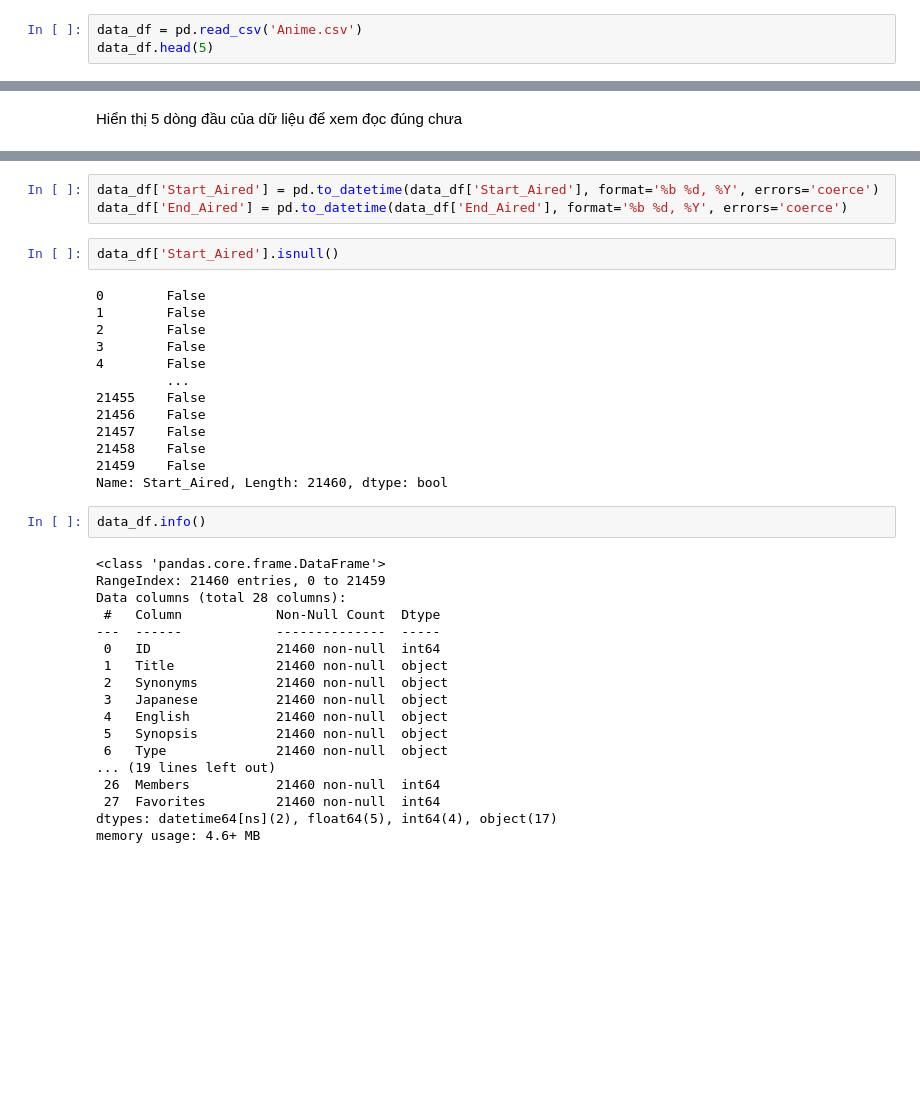
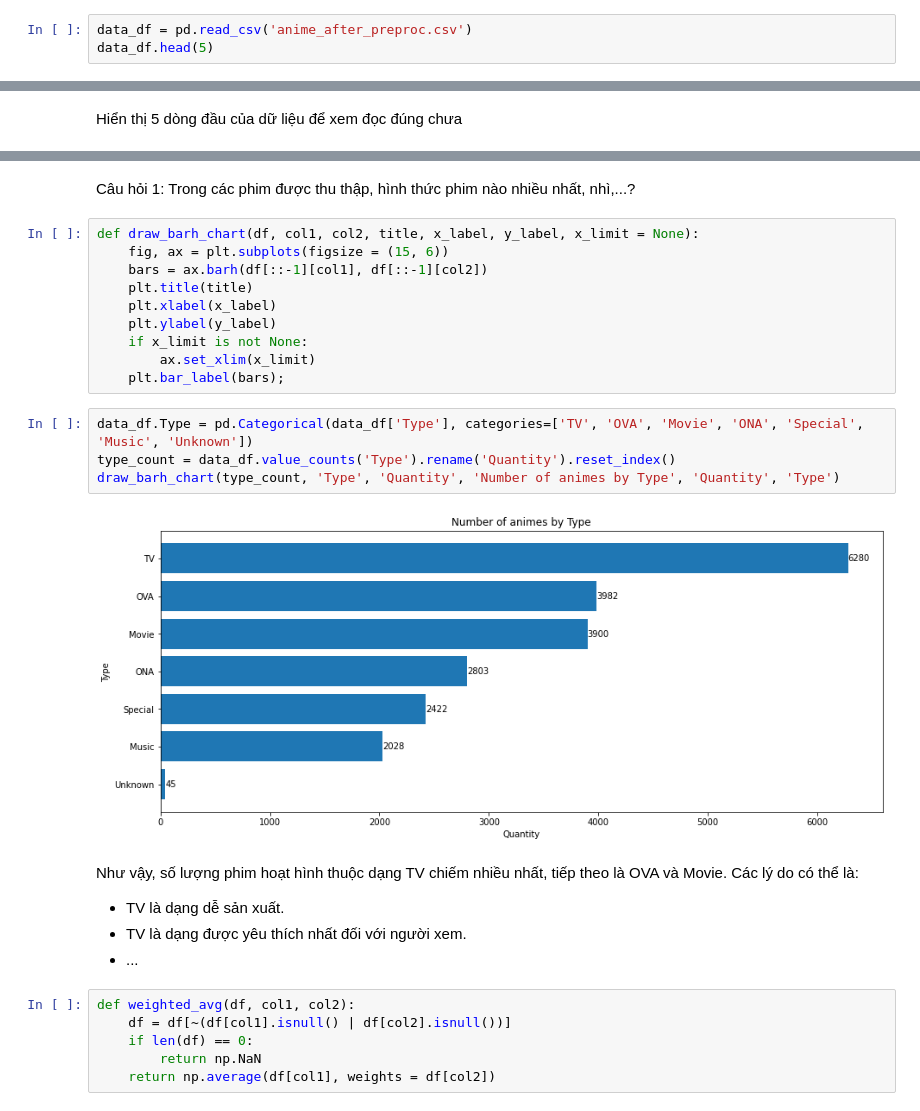
Before and after one commit to HuyHCMUS/DoAn_TH_LTKHDL, a Jupyter notebook: Tuyet_cau_hoi.ipynb, the cells around one changed output, grey strips where cells are left out. Saved outputs shown, nothing was run; the diff lists cells and outputs as text; blank space fills up the shorter version.

Commit message:
Đặt câu hỏi về Type anime + Visualization

```diff
--- a/Tuyet_cau_hoi.ipynb
+++ b/Tuyet_cau_hoi.ipynb
@@ -12,7 +13,7 @@ import numpy as np
 # %% [markdown]
 Dữ liệu của chúng ta được lưu trong file 'Anime.csv'. Chúng ta sẽ đọc dữ liệu và lưu vào DataFrame `data_df`
 # %%
-data_df = pd.read_csv('Anime.csv')
+data_df = pd.read_csv('anime_after_preproc.csv')
 data_df.head(5)
 # %% [output]
 |  | ID | Title | Synonyms | Japanese | English | Synopsis | Type | Episodes | Status | Start_Aired | ... |
@@ -49,38 +28,29 @@ memory usage: 4.6+ MB
-# %%
-data_df['Start_Aired'] = pd.to_datetime(data_df['Start_Aired'], format='%b %d, %Y', errors='coerce')
-data_df['End_Aired'] = pd.to_datetime(data_df['End_Aired'], format='%b %d, %Y', errors='coerce')
-# %%
-data_df['Start_Aired'].isnull()
-# %% [output]
-0        False
-1        False
-2        False
-3        False
-4        False
-         ...
-21455    False
-21456    False
-21457    False
-21458    False
-21459    False
-Name: Start_Aired, Length: 21460, dtype: bool
-# %%
-data_df.info()
-# %% [output]
-<class 'pandas.core.frame.DataFrame'>
-RangeIndex: 21460 entries, 0 to 21459
-Data columns (total 28 columns):
- #   Column            Non-Null Count  Dtype
----  ------            --------------  -----
- 0   ID                21460 non-null  int64
- 1   Title             21460 non-null  object
- 2   Synonyms          21460 non-null  object
- 3   Japanese          21460 non-null  object
- 4   English           21460 non-null  object
- 5   Synopsis          21460 non-null  object
- 6   Type              21460 non-null  object
-... (19 lines left out)
- 26  Members           21460 non-null  int64
- 27  Favorites         21460 non-null  int64
-dtypes: datetime64[ns](2), float64(5), int64(4), object(17)
-memory usage: 4.6+ MB
+# %% [markdown]
+Câu hỏi 1: Trong các phim được thu thập, hình thức phim nào nhiều nhất, nhì,...?
+# %%
+def draw_barh_chart(df, col1, col2, title, x_label, y_label, x_limit = None):
+    fig, ax = plt.subplots(figsize = (15, 6))
+    bars = ax.barh(df[::-1][col1], df[::-1][col2])
+    plt.title(title)
+    plt.xlabel(x_label)
+    plt.ylabel(y_label)
+    if x_limit is not None:
+        ax.set_xlim(x_limit)
+    plt.bar_label(bars);
+# %%
+data_df.Type = pd.Categorical(data_df['Type'], categories=['TV', 'OVA', 'Movie', 'ONA', 'Special', 'Music', 'Unknown'])
+type_count = data_df.value_counts('Type').rename('Quantity').reset_index()
+draw_barh_chart(type_count, 'Type', 'Quantity', 'Number of animes by Type', 'Quantity', 'Type')
+# %% [output]
+[figure, added]
+# %% [markdown]
+Như vậy, số lượng phim hoạt hình thuộc dạng TV chiếm nhiều nhất, tiếp theo là OVA và Movie. Các lý do có thể là:
+- TV là dạng dễ sản xuất.
+- TV là dạng được yêu thích nhất đối với người xem.
+- ...
+# %%
+def weighted_avg(df, col1, col2):
+    df = df[~(df[col1].isnull() | df[col2].isnull())]
+    if len(df) == 0:
+        return np.NaN
+    return np.average(df[col1], weights = df[col2])
```
Also changed, not shown: parts of 11 cells of this notebook, 1 other file.
